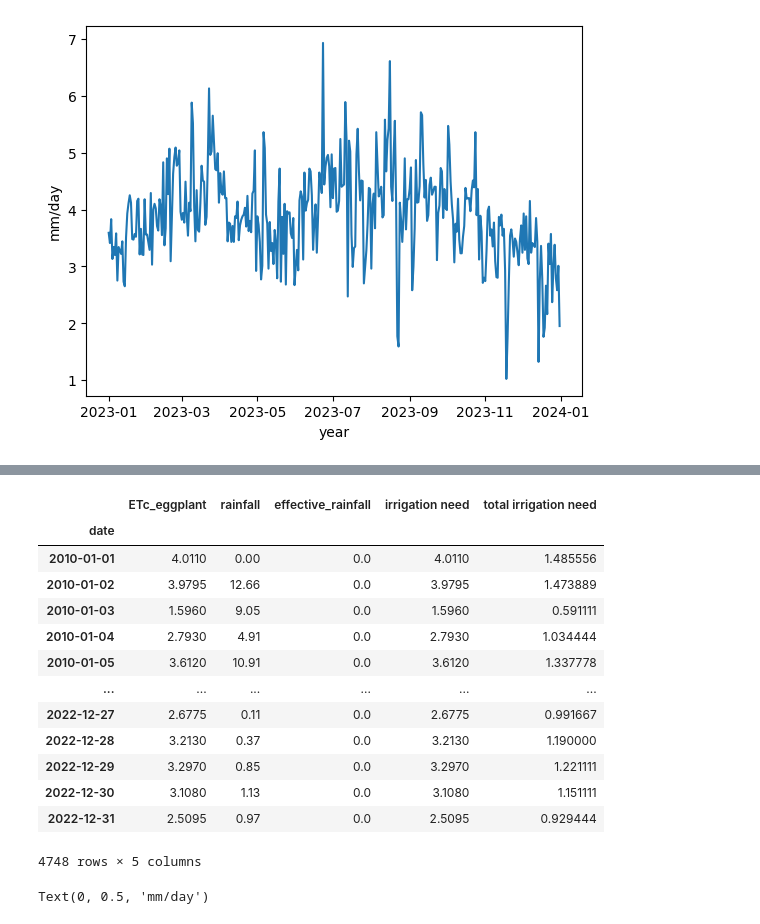
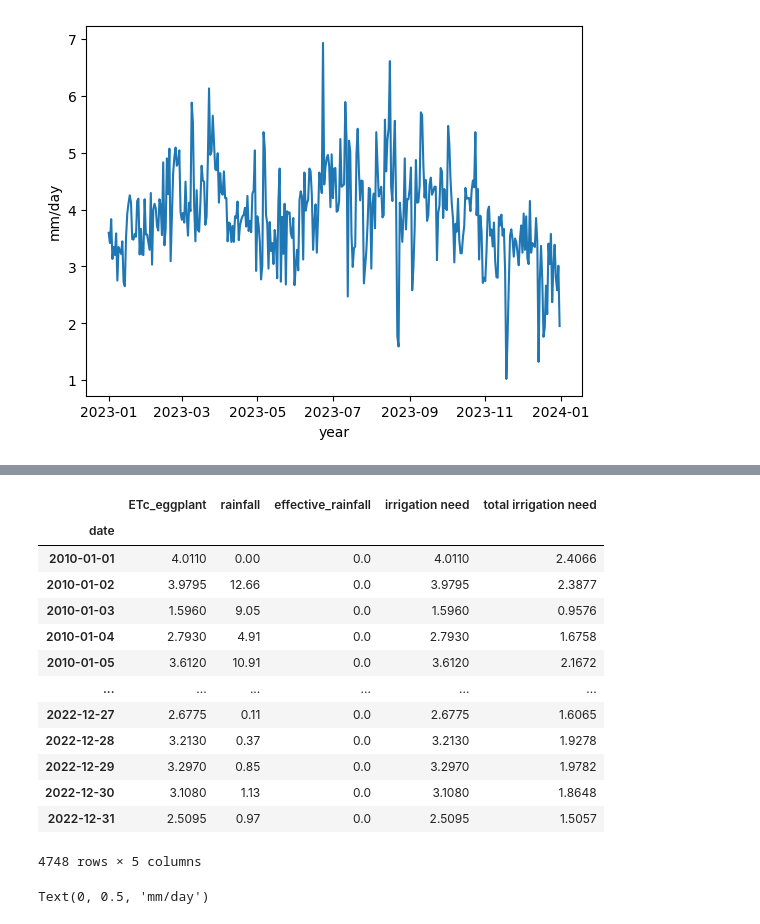
Before and after one commit to mascholten123/Code, a Jupyter notebook: NetworkCode/PlantWaterCalcs.ipynb, the cells around one changed output, grey strips where cells are left out. Drawn from its saved outputs; the diff is of its cells as text; code cells hidden in the pictures.

```diff
--- a/NetworkCode/PlantWaterCalcs.ipynb
+++ b/NetworkCode/PlantWaterCalcs.ipynb
@@ -186,12 +186,16 @@ df_plantains['irrigation need'] = np.where(df_plantains['irrigation need'] < 0,
 # set to 0 if negative (https://extension.colostate.edu/topic-areas/agriculture/irrigation-scheduling-the-water-balance-approach-4-707/)
 
 
-eff_drip = 0.9 #drip irrigation efficiency
+eff_drip = 0.9 #drip irrigation efficiency (Salem 2019)
+LR = 0.2 #leaching requirement (Salem 2019)
+A = 20* 100 #area of field (m2)
+f_w = 0.3
+
 L_plantain = 2 #m, distance between plantains
 n_rows = 4 #number of rows
 n_plantains = (100/L_plantain) * n_rows  #number of plantains per plot (100 meter long rows with 4 rows per plot)
 
-df_plantains['total irrigation need'] = (n_plantains * df_plantains['irrigation need']) / (eff_drip * 1000) #m3/day
+df_plantains['total irrigation need'] =  (A * df_plantains['irrigation need']*f_w) / 1000 #m3/day
 df_plantains
 # %% [output]
 |  | ETc_plantains | rainfall | effective_rainfall | irrigation need | total irrigation need |
@@ -249,38 +253,42 @@ df_tomatoes
 # %%
 #Eggplant @ Constanza
 # Morales Payán (1994) --> cultivated year round,  120 to 150 cm between plants
 kc_eggplant = 1.05 # Rivera (2006) for 120 cycle based on Morales Payán
+df_eggplant = pd.DataFrame()
+#df_eggplant['ETc_eggplant'] = kc_eggplant * ETo_results_losguineos
+#df_eggplant['rainfall'] = df_precipitation_losguineos['rain_1h']
 
 
-df_eggplant = pd.DataFrame()
 df_eggplant['ETc_eggplant'] = kc_eggplant * ETo_results_constanza #mm/day
 df_eggplant['rainfall'] = df_precipitation_constanza['rain_1h'] #mm/day
 
 df_eggplant['effective_rainfall'] = np.where(df_eggplant['rainfall'] > 2.5, (0.8/30) * df_eggplant['rainfall'] - (25/30), (0.6/30) * df_eggplant['rainfall'] - (10/30))
 #from FAO section 4.4 (https://www.fao.org/3/s2022e/s2022e08.htm#4.2%20determination%20of%20the%20effective%20rainfall*)
 df_eggplant['effective_rainfall'] = np.where(df_eggplant['effective_rainfall'] < 0, 0, df_eggplant['effective_rainfall']) #can never be less than zero
 df_eggplant['irrigation need'] = df_eggplant['ETc_eggplant'] - df_eggplant['effective_rainfall'] #mm/day
 df_eggplant['irrigation need'] = np.where(df_eggplant['irrigation need'] < 0, 0, df_eggplant['irrigation need']) #can never be less than zero
 # set to 0 if negative (https://extension.colostate.edu/topic-areas/agriculture/irrigation-scheduling-the-water-balance-approach-4-707/)
 
 L_eggplant = 1.2 #m, distance between eggplants
 n_eggplant = (100/L_eggplant) * n_rows #number of eggplants per plot (100 meter long rows with 4 rows per plot)
-df_eggplant['total irrigation need'] = (n_eggplant * df_eggplant['irrigation need']) / (eff_drip * 1000) #m3/day
+df_eggplant['total irrigation need'] = (A * df_eggplant['irrigation need']*f_w) / 1000 #m3/day
+
+#df_eggplant['total irrigation need'] = (A * df_eggplant['irrigation need']*10) / (eff_drip *(1-LR)) #m3/day
 df_eggplant
 # %% [output]
 |  | ETc_eggplant | rainfall | effective_rainfall | irrigation need | total irrigation need |
 | date |  |  |  |  |  |
-| 2010-01-01 | 4.0110 | 0.00 | 0.0 | 4.0110 | 1.485556 |
-| 2010-01-02 | 3.9795 | 12.66 | 0.0 | 3.9795 | 1.473889 |
-| 2010-01-03 | 1.5960 | 9.05 | 0.0 | 1.5960 | 0.591111 |
-| 2010-01-04 | 2.7930 | 4.91 | 0.0 | 2.7930 | 1.034444 |
-| 2010-01-05 | 3.6120 | 10.91 | 0.0 | 3.6120 | 1.337778 |
+| 2010-01-01 | 4.0110 | 0.00 | 0.0 | 4.0110 | 2.4066 |
+| 2010-01-02 | 3.9795 | 12.66 | 0.0 | 3.9795 | 2.3877 |
+| 2010-01-03 | 1.5960 | 9.05 | 0.0 | 1.5960 | 0.9576 |
+| 2010-01-04 | 2.7930 | 4.91 | 0.0 | 2.7930 | 1.6758 |
+| 2010-01-05 | 3.6120 | 10.91 | 0.0 | 3.6120 | 2.1672 |
 | ... | ... | ... | ... | ... | ... |
-| 2022-12-27 | 2.6775 | 0.11 | 0.0 | 2.6775 | 0.991667 |
-| 2022-12-28 | 3.2130 | 0.37 | 0.0 | 3.2130 | 1.190000 |
-| 2022-12-29 | 3.2970 | 0.85 | 0.0 | 3.2970 | 1.221111 |
-| 2022-12-30 | 3.1080 | 1.13 | 0.0 | 3.1080 | 1.151111 |
-| 2022-12-31 | 2.5095 | 0.97 | 0.0 | 2.5095 | 0.929444 |
+| 2022-12-27 | 2.6775 | 0.11 | 0.0 | 2.6775 | 1.6065 |
+| 2022-12-28 | 3.2130 | 0.37 | 0.0 | 3.2130 | 1.9278 |
+| 2022-12-29 | 3.2970 | 0.85 | 0.0 | 3.2970 | 1.9782 |
+| 2022-12-30 | 3.1080 | 1.13 | 0.0 | 3.1080 | 1.8648 |
+| 2022-12-31 | 2.5095 | 0.97 | 0.0 | 2.5095 | 1.5057 |
 4748 rows × 5 columns
 # %%
 plt.plot(df_plantains['irrigation need'])
```
Also changed, not shown: parts of 4 cells of this notebook, 1 other file.
